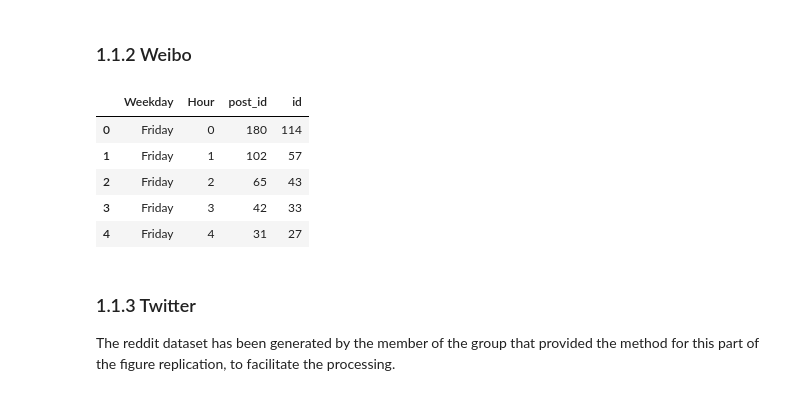
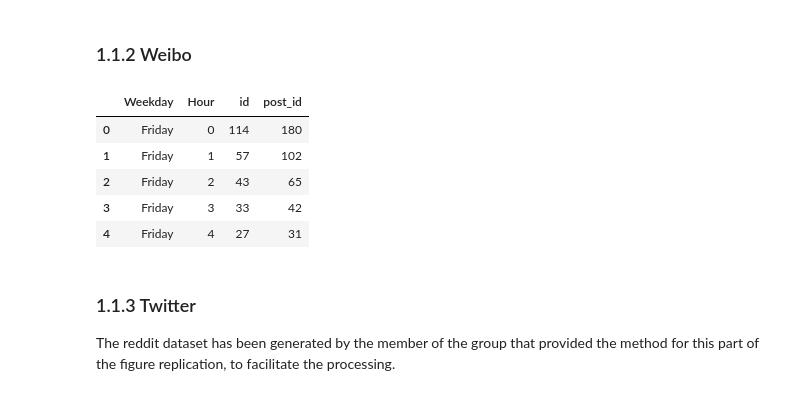
Before and after one commit to epfl-ada/ada-2020-project-milestone-p3-p3_adatada, a Jupyter notebook: creative_extension.ipynb, the cells around one changed output. Saved outputs shown, nothing was run; the diff lists cells and outputs as text; code cells hidden in the pictures.

```diff
--- a/creative_extension.ipynb
+++ b/creative_extension.ipynb
@@ -706,0 +738,18 @@ plt.show()
+# %%
+f, ax = plt.subplots(figsize=(8, 8))
+first_values = []
+for i in range(6):
+    # We calculate the CCDF for the different N with a shift of +1.
+    x, y = get_ccdf(Egos[Egos>=i].astype(int) + 1 )
+    Ego_ccdf = pd.DataFrame({'ccdf': y}, index = x)
+    Ego_ccdf = Ego_ccdf.drop_duplicates(subset = "ccdf", keep="last")
+    ax.scatter(Ego_ccdf.index, Ego_ccdf.ccdf, s = 5, label="N$\geq${}".format(i))
+    first_values.append(Ego_ccdf[0:i-6])
+
+ax.legend()
+ax.set_xlim((0.5,10**3.5))
+ax.set_ylim((10**-7,1.5))
+ax.set(xscale="log", yscale="log")
+ax.set_xlabel('Number of post')
+ax.set_ylabel('Pr(x$\geq$X)')
+ax = ax.set_title("Log-log plot of the complementary cumulative distribution functions of the number of post per user")
@@ -706,0 +770,4 @@ plt.show()
+# %%
+# First, we import all the post of the users with "latin" encoding to resolve coding problems.
+data_weibo2 = pd.read_csv('data/user_post.csv', encoding= 'latin')
+data_weibo2.sample(5)
@@ -706,0 +783,3 @@ plt.show()
+# %%
+# We make sur to remove all the data that doesn't contain the post time.
+data_weibo2 = data_weibo2[data_weibo2['post_time'].notna()]
@@ -706,0 +788,7 @@ plt.show()
+# %%
+data_corrected = data_weibo2.copy()
+data_corrected['dated'] = pd.to_datetime(data_corrected['post_time'])
+
+# We create two new columns containing the day and the hour at which the tweet was posted.
+data_corrected['Weekday']  = data_corrected['dated'].apply(lambda x: x.strftime('%A'))
+data_corrected['Hour'] = data_corrected['dated'].apply(lambda x: x.strftime('%H'))
@@ -739,24 +856,26 @@ users_stats_reddit.head()
 ### 1.1.2 Weibo
 # %%
 #read the data processed during the replication of the figure 2 with the weibo dataset
-weibo_data=data = pd.read_csv('data/Weibo_cyrcadian.csv')
+weibo_data = data_corrected[["poster_id","Weekday","Hour"]].copy()
+weibo_data.Hour=weibo_data.Hour.astype(int)
 
 #rename the columns for clarity
-weibo_data=weibo_data.rename(columns={'Unnamed: 0': 'post_id','poster_id': 'id'})
+weibo_data['post_id']=weibo_data.index
+weibo_data=weibo_data.rename(columns={'poster_id': 'id'})
 
 #group by day and hour of the day
 daily_activity_weibo = weibo_data.groupby(['Weekday','Hour'],as_index=False)
 
 #create a dataframe with the number of posts and unique users at any given hour of any given day
 users_stats_weibo=daily_activity_weibo.nunique()
 users_stats_weibo.head()
 # %% [output]
-|  | Weekday | Hour | post_id | id |
-| 0 | Friday | 0 | 180 | 114 |
-| 1 | Friday | 1 | 102 | 57 |
-| 2 | Friday | 2 | 65 | 43 |
-| 3 | Friday | 3 | 42 | 33 |
-| 4 | Friday | 4 | 31 | 27 |
+|  | Weekday | Hour | id | post_id |
+| 0 | Friday | 0 | 114 | 180 |
+| 1 | Friday | 1 | 57 | 102 |
+| 2 | Friday | 2 | 43 | 65 |
+| 3 | Friday | 3 | 33 | 42 |
+| 4 | Friday | 4 | 27 | 31 |
 # %% [markdown]
 ### 1.1.3 Twitter
 The reddit dataset has been generated by the member of the group that provided the method for this part of the figure replication, to facilitate the processing.
```
Also changed, not shown: parts of 53 cells of this notebook, 13 other files.
